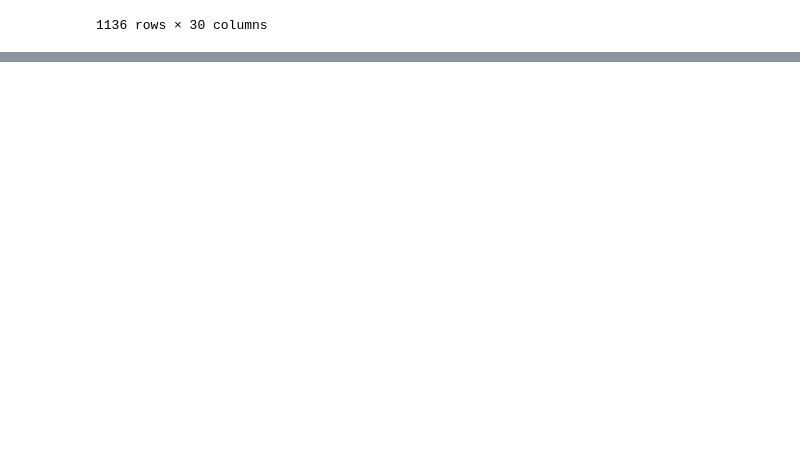
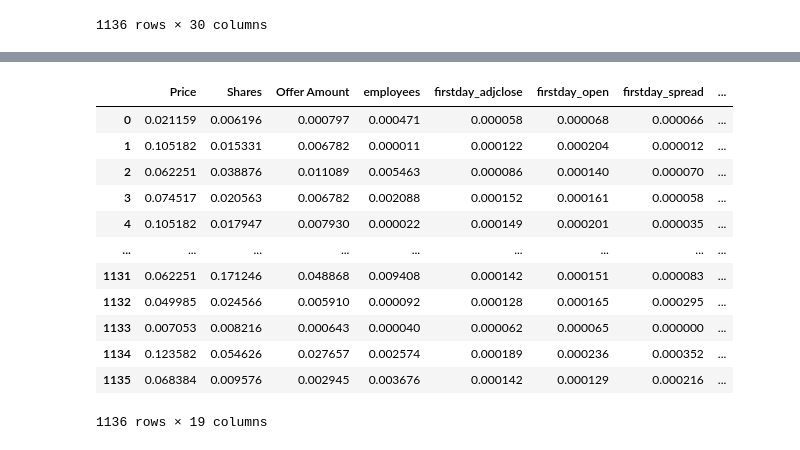
Before and after one commit to michael-fuest/DSiF-IPOs, a Jupyter notebook: Data_Wrangling.ipynb, the cells around one changed output, grey strips where cells are left out. Cells and saved outputs as stored; diff of their text form; code cells hidden in the pictures; blank space fills up the shorter version.

```diff
--- a/Data_Wrangling.ipynb
+++ b/Data_Wrangling.ipynb
@@ -26,3 +24,11 @@ df_ipo
 | 1134 | MODERNA, INC. | MRNA | NASDAQ Global Select | 23.0 | 26275993.0 | 6.043478e+08 | 2018-12-07 | 700.0 | 200 TECHNOLOGY SQUARECAMBRIDGE, M... | ... |
 | 1135 | MOGU INC. | MOGU | NYSE | 14.0 | 4750000.0 | 6.650000e+07 | 2018-12-06 | 1000.0 | ZHESHANG WEALTH CENTER BUILDING N... | ... |
 1136 rows × 30 columns
+# %%
+#Imputing missing values with mean for numerical columns
+numeric_cols = df_ipo.select_dtypes(include=['int64','float64'])
+categorical_cols = df_ipo.select_dtypes(include=['object'])
+
+#Imputing numeric cols
+numeric_cols.fillna(numeric_cols.mean(), inplace=True)
+categorical_cols = categorical_cols.apply(lambda x: x.fillna(x.mode()[0]) if x.isna().sum() > 0 else x, axis = 1)
@@ -28,0 +67,21 @@ df_ipo
+# %%
+#Normalizing numerical features
+from sklearn.preprocessing import MinMaxScaler
+scaler = MinMaxScaler()
+normalized_data = scaler.fit_transform(numeric_cols)
+numeric_cols = pd.DataFrame(normalized_data, columns=numeric_cols.columns)
+numeric_cols
+# %% [output]
+|  | Price | Shares | Offer Amount | employees | firstday_adjclose | firstday_open | firstday_spread | ... |
+| 0 | 0.021159 | 0.006196 | 0.000797 | 0.000471 | 0.000058 | 0.000068 | 0.000066 | ... |
+| 1 | 0.105182 | 0.015331 | 0.006782 | 0.000011 | 0.000122 | 0.000204 | 0.000012 | ... |
+| 2 | 0.062251 | 0.038876 | 0.011089 | 0.005463 | 0.000086 | 0.000140 | 0.000070 | ... |
+| 3 | 0.074517 | 0.020563 | 0.006782 | 0.002088 | 0.000152 | 0.000161 | 0.000058 | ... |
+| 4 | 0.105182 | 0.017947 | 0.007930 | 0.000022 | 0.000149 | 0.000201 | 0.000035 | ... |
+| ... | ... | ... | ... | ... | ... | ... | ... | ... |
+| 1131 | 0.062251 | 0.171246 | 0.048868 | 0.009408 | 0.000142 | 0.000151 | 0.000083 | ... |
+| 1132 | 0.049985 | 0.024566 | 0.005910 | 0.000092 | 0.000128 | 0.000165 | 0.000295 | ... |
+| 1133 | 0.007053 | 0.008216 | 0.000643 | 0.000040 | 0.000062 | 0.000065 | 0.000000 | ... |
+| 1134 | 0.123582 | 0.054626 | 0.027657 | 0.002574 | 0.000189 | 0.000236 | 0.000352 | ... |
+| 1135 | 0.068384 | 0.009576 | 0.002945 | 0.003676 | 0.000142 | 0.000129 | 0.000216 | ... |
+1136 rows × 19 columns
```
Also changed, not shown: parts of 12 cells of this notebook.
